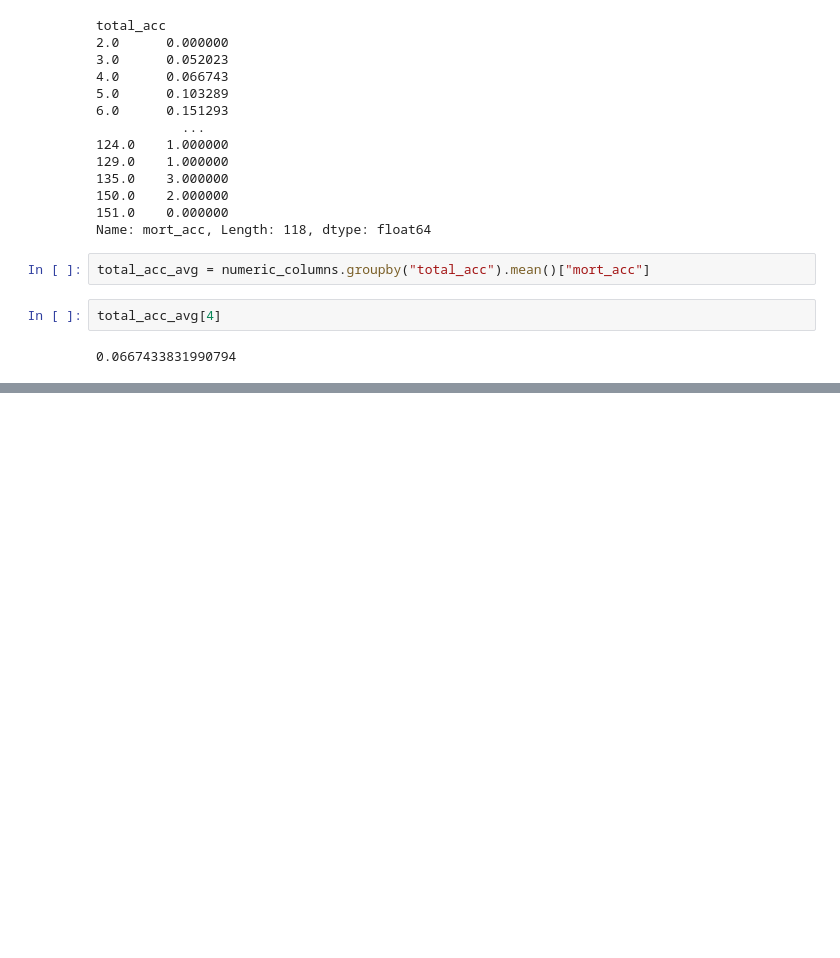
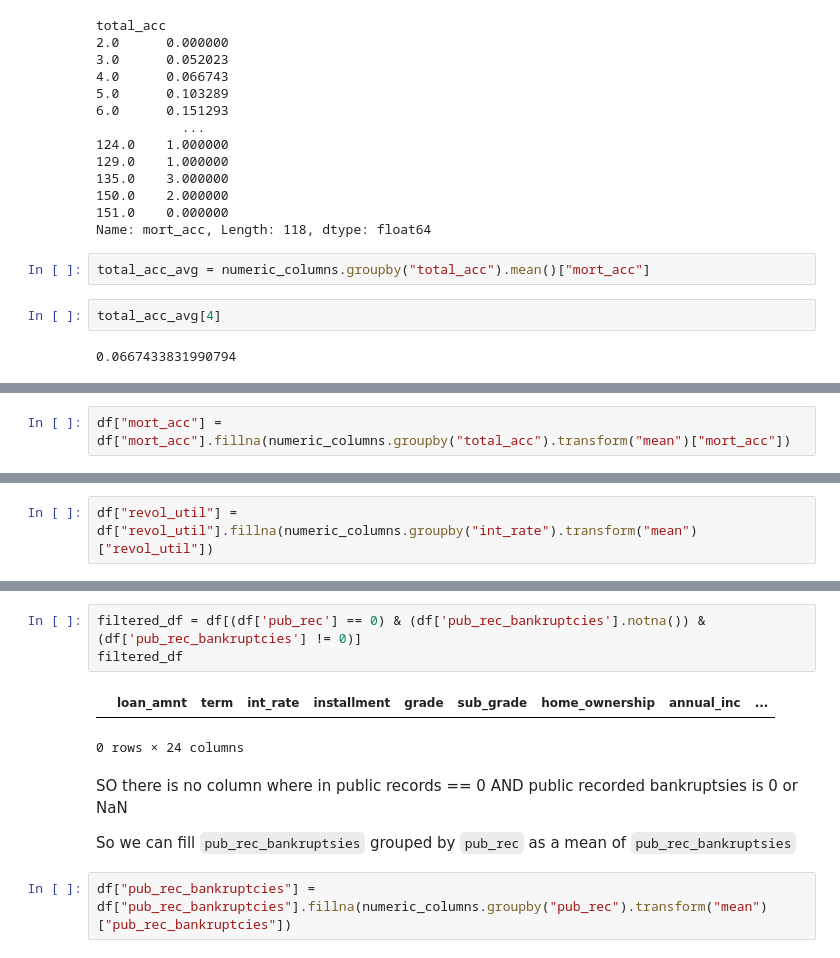
Before and after one commit to PrathamModi001/LendSure, a Jupyter notebook: loan_default_prediction.ipynb, the cells around one changed output, grey strips where cells are left out. Saved outputs shown, nothing was run; the diff lists cells and outputs as text; blank space fills up the shorter version.

Commit message:
Completed Filling pub_rec_bankruptsies

```diff
--- a/loan_default_prediction.ipynb
+++ b/loan_default_prediction.ipynb
@@ -628,0 +616,2 @@ def fill_mort_acc(total_acc, mort_acc):
+# %%
+df["mort_acc"] = df["mort_acc"].fillna(numeric_columns.groupby("total_acc").transform("mean")["mort_acc"])
@@ -628,0 +659,2 @@ def fill_mort_acc(total_acc, mort_acc):
+# %%
+df["revol_util"] = df["revol_util"].fillna(numeric_columns.groupby("int_rate").transform("mean")["revol_util"])
@@ -628,0 +736,12 @@ def fill_mort_acc(total_acc, mort_acc):
+# %%
+filtered_df = df[(df['pub_rec'] == 0) & (df['pub_rec_bankruptcies'].notna()) & (df['pub_rec_bankruptcies'] != 0)]
+filtered_df
+# %% [output]
+|  | loan_amnt | term | int_rate | installment | grade | sub_grade | home_ownership | annual_inc | ... |
+0 rows × 24 columns
+# %% [markdown]
+SO there is no column where in public records == 0 AND public recorded bankruptsies is 0 or NaN
+
+So we can fill `pub_rec_bankruptsies` grouped by `pub_rec` as a mean of `pub_rec_bankruptsies`
+# %%
+df["pub_rec_bankruptcies"] = df["pub_rec_bankruptcies"].fillna(numeric_columns.groupby("pub_rec").transform("mean")["pub_rec_bankruptcies"])
```
Also changed, not shown: parts of 10 cells of this notebook.
